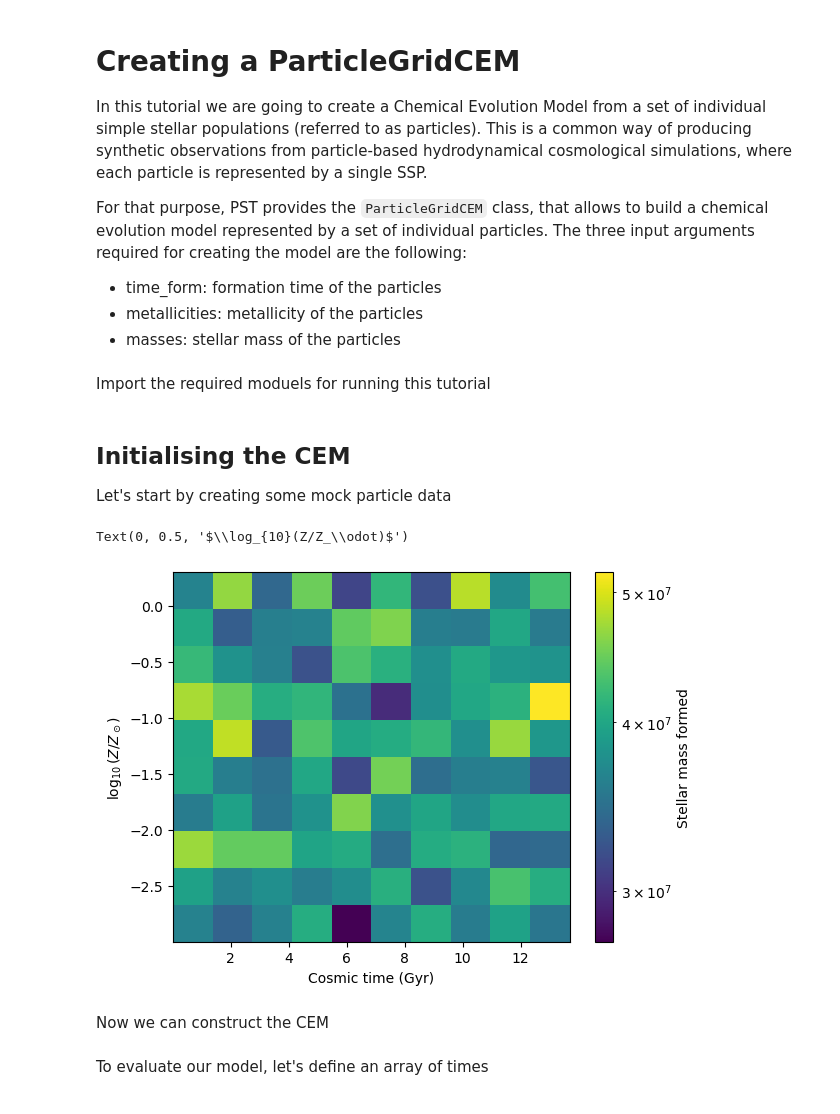
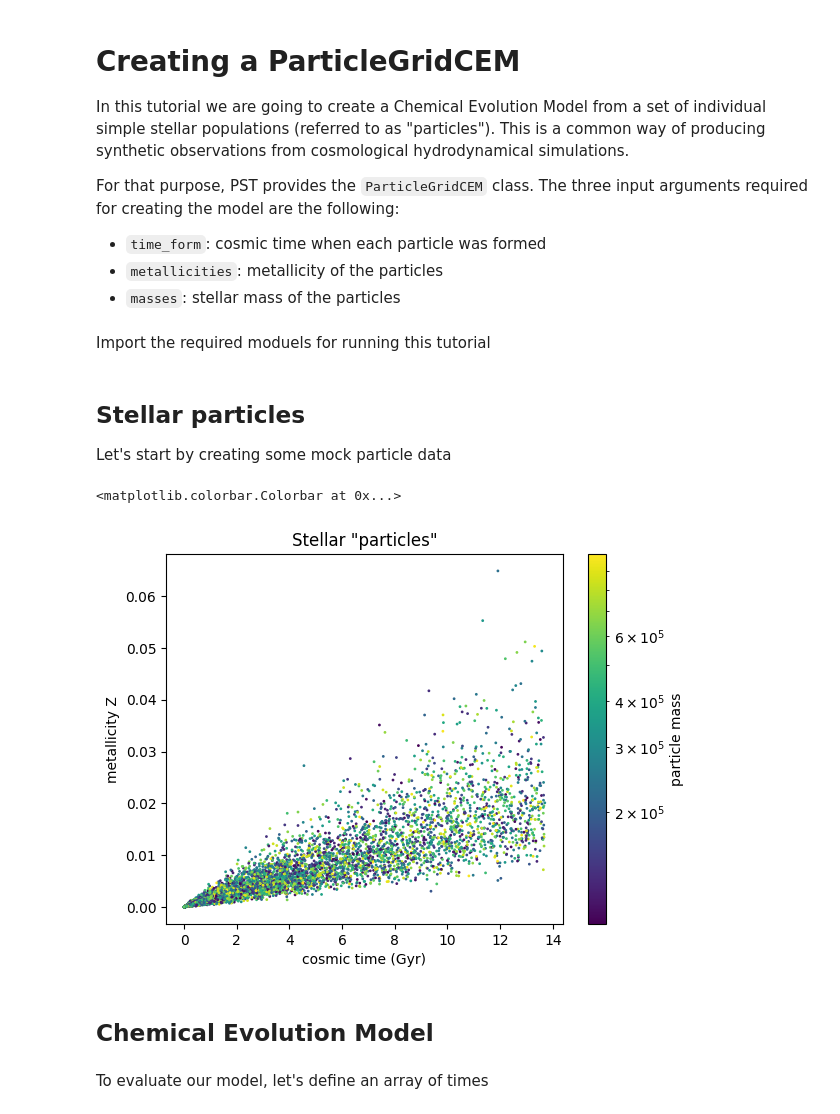
Before and after one commit to paranoya/population-synthesis-toolkit, a Jupyter notebook: tutorials/models/particles.ipynb, the cells around one changed output. Saved outputs shown, nothing was run; the diff lists cells and outputs as text; code cells hidden in the pictures.

Commit message:
Additional/improved labels in plots

```diff
--- a/tutorials/models/particles.ipynb
+++ b/tutorials/models/particles.ipynb
@@ -1,13 +1,13 @@
 # %% [markdown]
 # Creating a ParticleGridCEM
 
-In this tutorial we are going to create a Chemical Evolution Model from a set of individual simple stellar populations (referred to as particles). This is a common way of producing synthetic observations from particle-based hydrodynamical cosmological simulations, where each particle is represented by a single SSP.
+In this tutorial we are going to create a Chemical Evolution Model from a set of individual simple stellar populations (referred to as "particles"). This is a common way of producing synthetic observations from cosmological hydrodynamical simulations.
 
-For that purpose, PST provides the ``ParticleGridCEM`` class, that allows to build a chemical evolution model represented by a set of individual particles. The three input arguments required for creating the model are the following:
+For that purpose, PST provides the `ParticleGridCEM` class. The three input arguments required for creating the model are the following:
 
-- time_form: formation time of the particles
-- metallicities: metallicity of the particles
-- masses: stellar mass of the particles
+- `time_form`: cosmic time when each particle was formed
+- `metallicities`: metallicity of the particles
+- `masses`: stellar mass of the particles
 # %% [markdown]
 Import the required moduels for running this tutorial
 # %%
@@ -19,7 +19,7 @@ from pst.SSP import PopStar
 from pst import models
 from astropy import units as u
 # %% [markdown]
-## Initialising the CEM
+## Stellar particles
 
 Let's start by creating some mock particle data
 # %%
@@ -27,24 +27,34 @@ np.random.seed(50)
 
 # Number of particles
 n_particles = 10000
+today = 13.7 << u.Gyr
+mass_formation_slope = .25
+metallicity_today = 0.02
+metallicity_slope = 4
+metallicity_scatter = .4
 
 # Randmonly sample the properties of each particle
-particles_z = 0.02 * 10**(np.random.uniform(-3, 0.3, n_particles))  # log-spaced sampling in the range Z=(0.0001, 0.04)
-particles_t_form= np.random.uniform(0, 13.7, n_particles) * u.Gyr
-particles_mass = 10**(np.random.uniform(5, 6, n_particles)) * u.Msun
+particles_mass = 10**(np.random.uniform(5, 6, n_particles)) << u.Msun
+particles_t_form = np.random.uniform(0, 1, n_particles)
+particles_z = metallicity_today * np.power(particles_t_form, metallicity_slope)
+particles_z *= np.random.lognormal(mean=0, sigma=metallicity_scatter, size=n_particles)
+particles_t_form = today * np.power(particles_t_form, 1/mass_formation_slope)
 # %%
 fig, ax = plt.subplots()
 
-_, _, _, mappable = ax.hist2d(particles_t_form.value, np.log10(particles_z / 0.02),
-                              weights=particles_mass.value, norm=LogNorm())
-plt.colorbar(mappable, ax=ax, label="Stellar mass formed")
-ax.set_xlabel("Cosmic time (Gyr)")
-ax.set_ylabel(r"$\log_{10}(Z/Z_\odot)$")
+ax.set_title('Stellar "particles"')
+ax.set_xlabel("cosmic time (Gyr)")
+ax.set_ylabel('metallicity Z')
+
+mappable = ax.scatter(particles_t_form.to_value(u.Gyr), particles_z,
+                      s=1, c=particles_mass.to_value(u.Msun), norm=LogNorm())
+
+plt.colorbar(mappable, ax=ax, label="particle mass")
 # %% [output]
-Text(0, 0.5, '$\\log_{10}(Z/Z_\\odot)$')
+<matplotlib.colorbar.Colorbar at 0x...>
-[figure, old version]
+[figure, new version]
 # %% [markdown]
-Now we can construct the CEM
+## Chemical Evolution Model
 # %%
 sfh_model = models.ParticleGridCEM(time_form=particles_t_form, metallicities=particles_z, masses=particles_mass)
 # %% [markdown]
```
Also changed, not shown: parts of 7 cells of this notebook, 1 other file.
